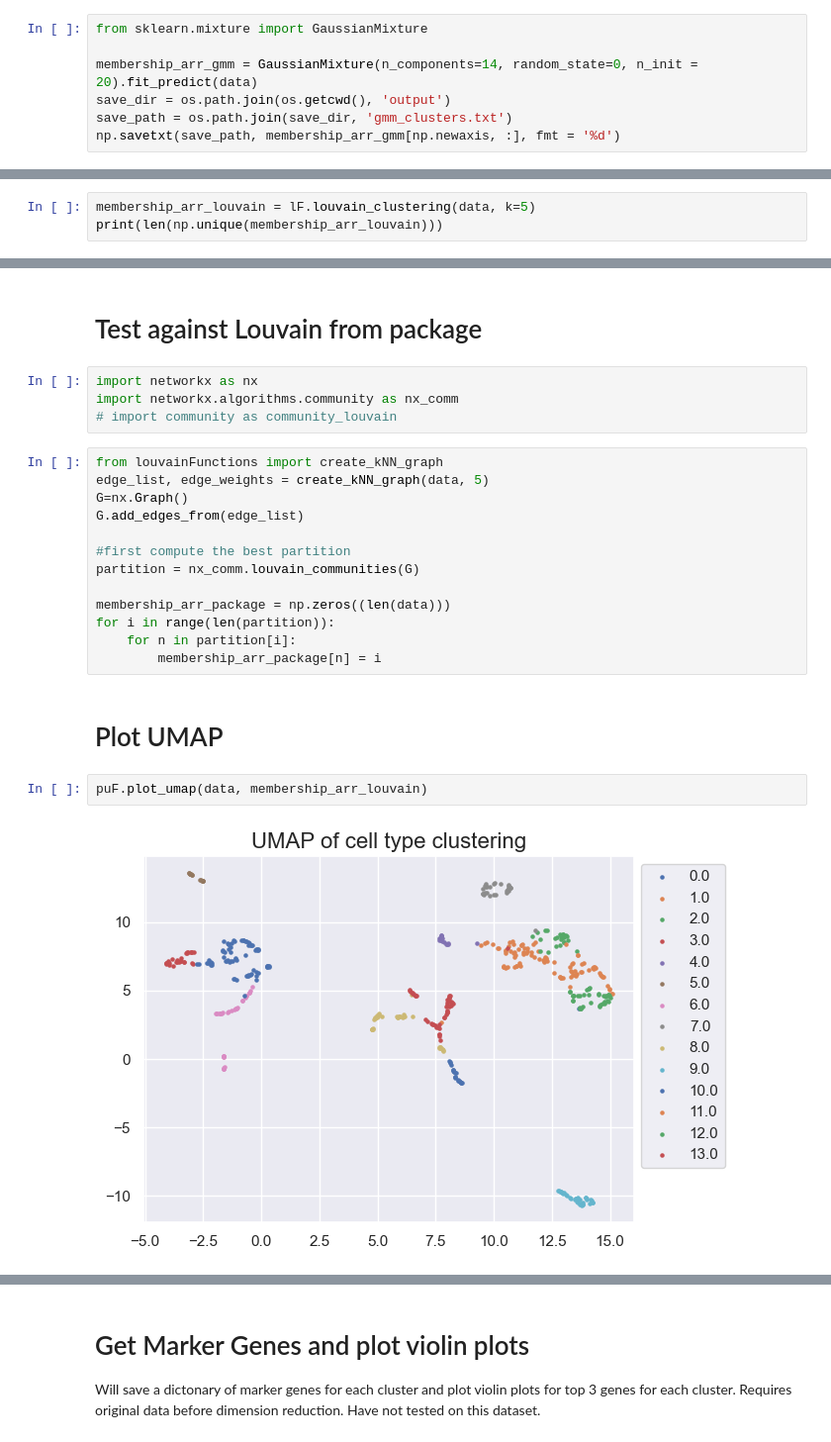
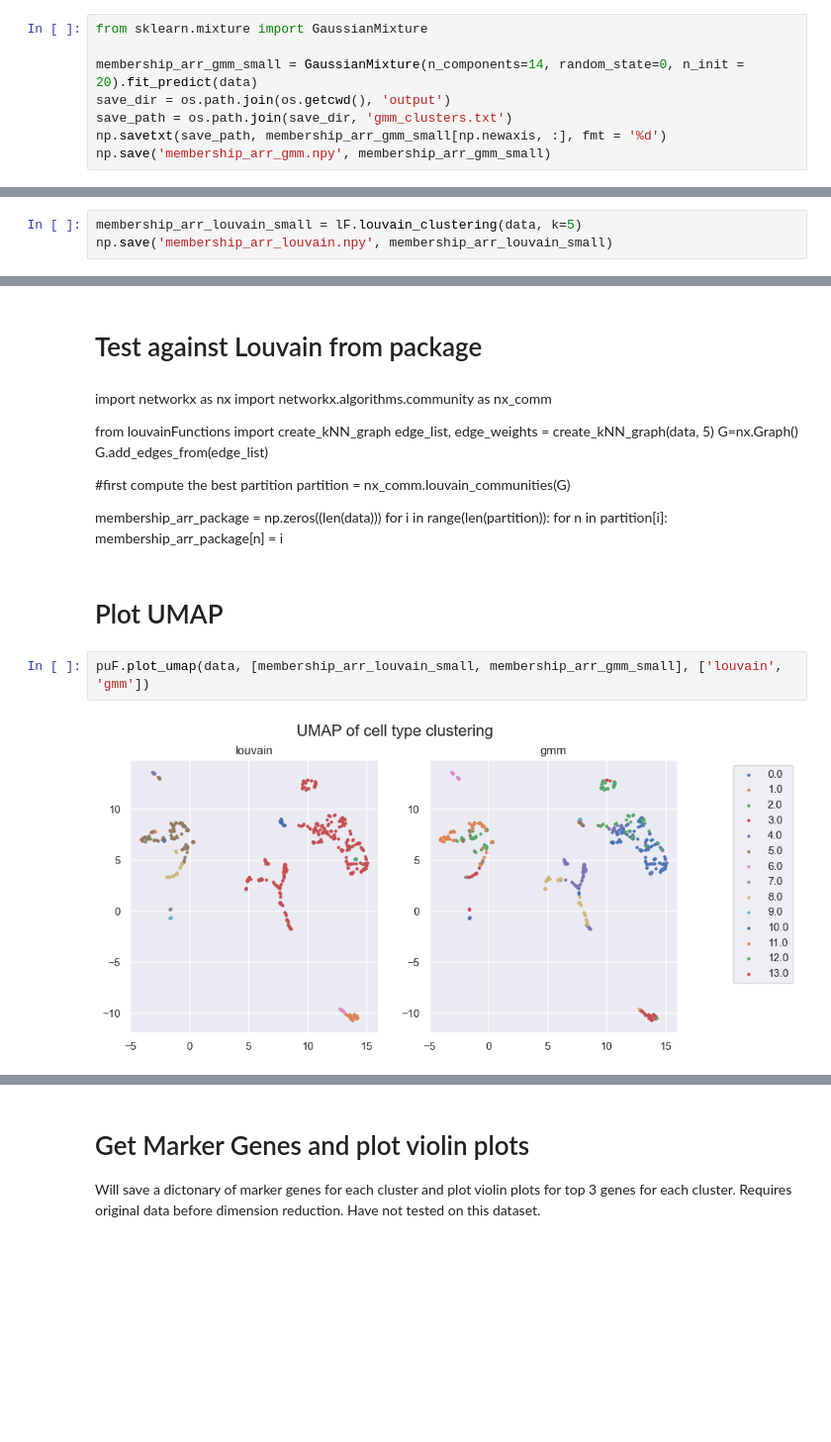
Before and after one commit to jenyiw/MTG-SC-Clustering, a Jupyter notebook: scripts/main_notebook.ipynb, the cells around one changed output, grey strips where cells are left out. Shown at 99% size. Saved outputs shown, nothing was run; the diff lists cells and outputs as text; blank space fills up the shorter version.

```diff
--- a/scripts/main_notebook.ipynb
+++ b/scripts/main_notebook.ipynb
@@ -55,13 +60,14 @@ print(data.shape)
 # %%
 from sklearn.mixture import GaussianMixture
 
-membership_arr_gmm = GaussianMixture(n_components=14, random_state=0, n_init = 20).fit_predict(data)
+membership_arr_gmm_small = GaussianMixture(n_components=14, random_state=0, n_init = 20).fit_predict(data)
 save_dir = os.path.join(os.getcwd(), 'output')
 save_path = os.path.join(save_dir, 'gmm_clusters.txt')
-np.savetxt(save_path, membership_arr_gmm[np.newaxis, :], fmt = '%d')
+np.savetxt(save_path, membership_arr_gmm_small[np.newaxis, :], fmt = '%d')
+np.save('membership_arr_gmm.npy', membership_arr_gmm_small)
 # %% [markdown]
 # Run Louvain
 Will create an array of labels with dimensions (# of samples,)
 # %%
-membership_arr_louvain = lF.louvain_clustering(data, k=5)
-print(len(np.unique(membership_arr_louvain)))
+membership_arr_louvain_small = lF.louvain_clustering(data, k=5)
+np.save('membership_arr_louvain.npy', membership_arr_louvain_small)
@@ -70,25 +81,24 @@ np.save('membership_arr_louvain.npy', membership_arr_louvain)
 # %% [markdown]
 # Test against Louvain from package
-# %%
-import networkx as nx
-import networkx.algorithms.community as nx_comm
-# import community as community_louvain
-# %%
-from louvainFunctions import create_kNN_graph
-edge_list, edge_weights = create_kNN_graph(data, 5)
-G=nx.Graph()
-G.add_edges_from(edge_list)
-
-#first compute the best partition
-partition = nx_comm.louvain_communities(G)
-
-membership_arr_package = np.zeros((len(data)))
-for i in range(len(partition)):
-    for n in partition[i]:
-        membership_arr_package[n] = i
+# %% [markdown]
+import networkx as nx
+import networkx.algorithms.community as nx_comm
+
+from louvainFunctions import create_kNN_graph
+edge_list, edge_weights = create_kNN_graph(data, 5)
+G=nx.Graph()
+G.add_edges_from(edge_list)
+
+#first compute the best partition
+partition = nx_comm.louvain_communities(G)
+
+membership_arr_package = np.zeros((len(data)))
+for i in range(len(partition)):
+    for n in partition[i]:
+        membership_arr_package[n] = i
 # %% [markdown]
 # Plot UMAP
 # %%
-puF.plot_umap(data, membership_arr_louvain)
+puF.plot_umap(data, [membership_arr_louvain_small, membership_arr_gmm_small], ['louvain', 'gmm'])
 # %% [output]
-[figure, old version]
+[figure, new version]
```
Also changed, not shown: parts of 13 cells of this notebook.
